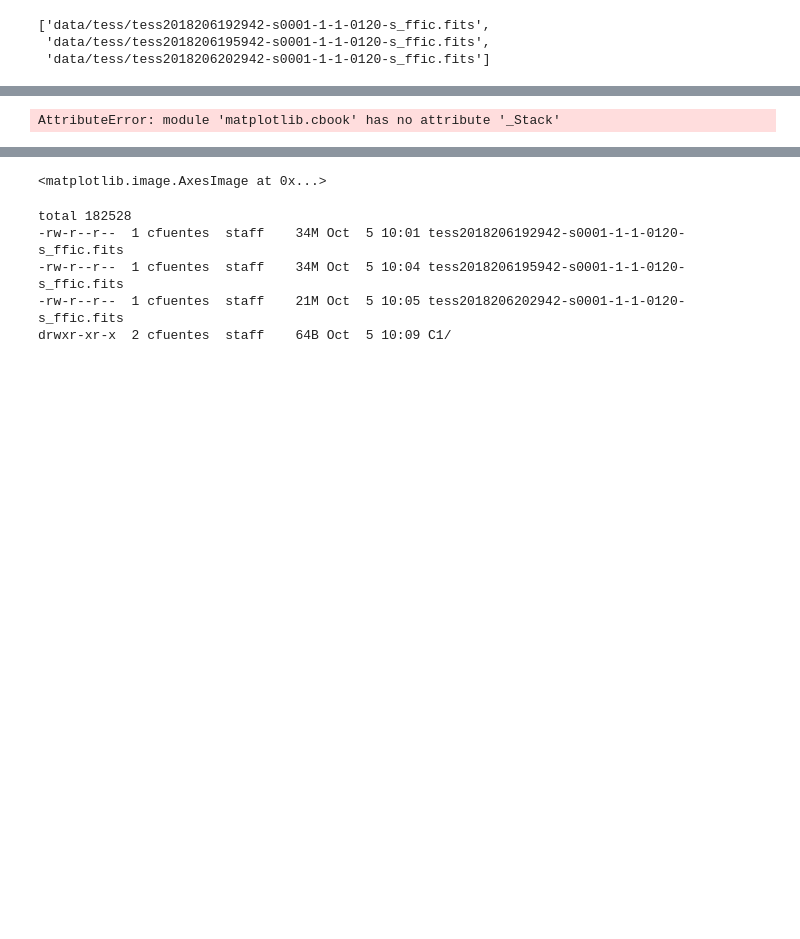
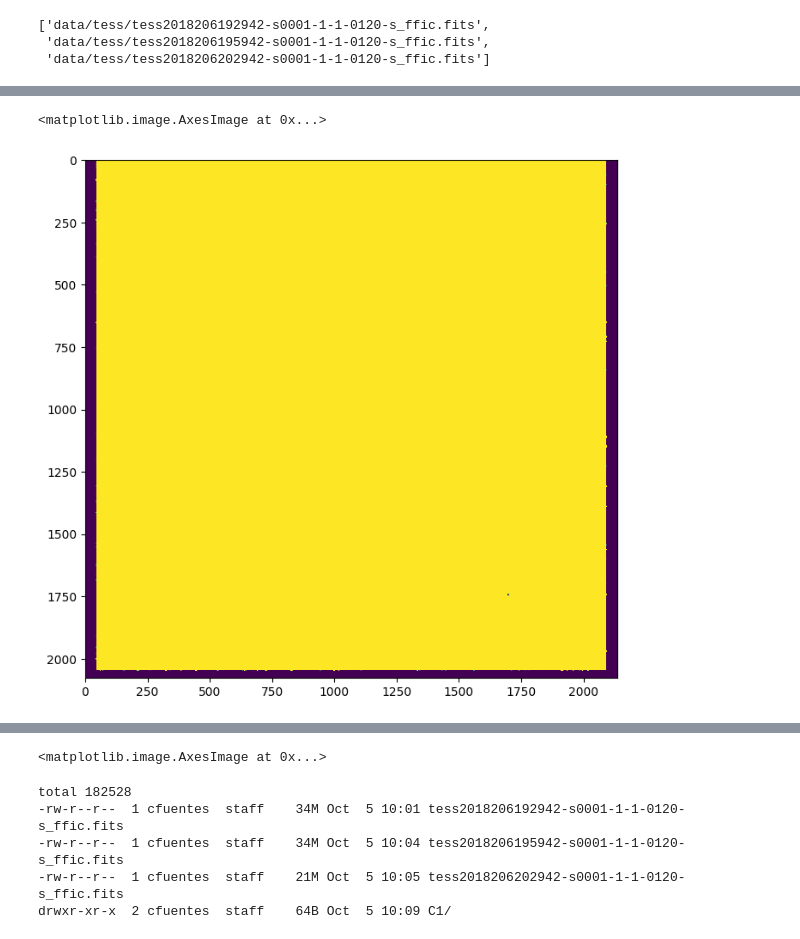
Before and after one commit to cefuente/astroinformatica, a Jupyter notebook: U7.1 - Professional Image Data.ipynb, the cells around one changed output, grey strips where cells are left out. Cells and saved outputs as stored; diff of their text form; code cells hidden in the pictures; blank space fills up the shorter version.

```diff
--- a/U7.1 - Professional Image Data.ipynb
+++ b/U7.1 - Professional Image Data.ipynb
@@ -50,9 +66,15 @@ suma = np.sum(ims, axis=0)
 # %%
+#plt.figure(figsize=(7, 7))
+#plt.imshow(ims[0], vmin=1100, vmax=1400, origin='lower', cmap='gray')
+#plt.show()
+
 fig = plt.figure(1, figsize=(8,8))
 ax = fig.add_subplot(111)
-ax.imshow(ims[0],vmin=50, vmax=100)
+plt.imshow(ims[0],vmin=50, vmax=100)
+#plt.show()
 # %% [output]
-AttributeError: module 'matplotlib.cbook' has no attribute '_Stack'
+<matplotlib.image.AxesImage at 0x...>
+[figure, added]
 # %%
 # check no_gradiente
 fig, axes = plt.subplots(ncols=2, figsize=(8,4), sharex=True, sharey=True)
```
Also changed, not shown: parts of 2 cells of this notebook, 3 other files.
